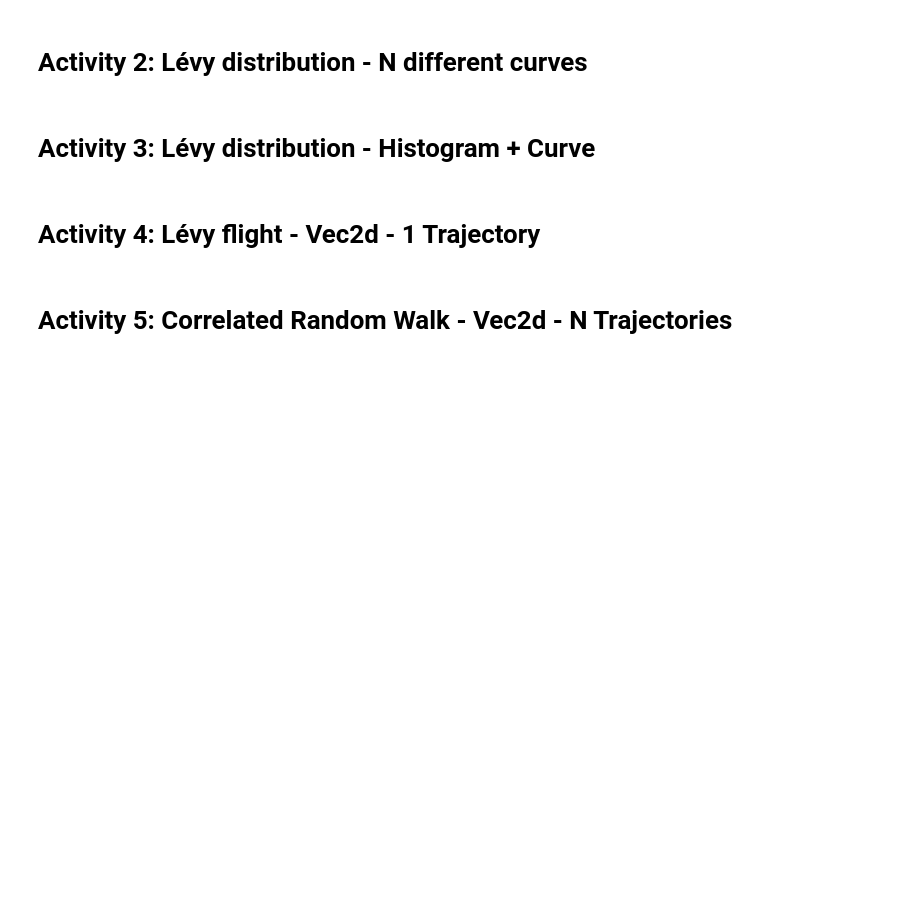
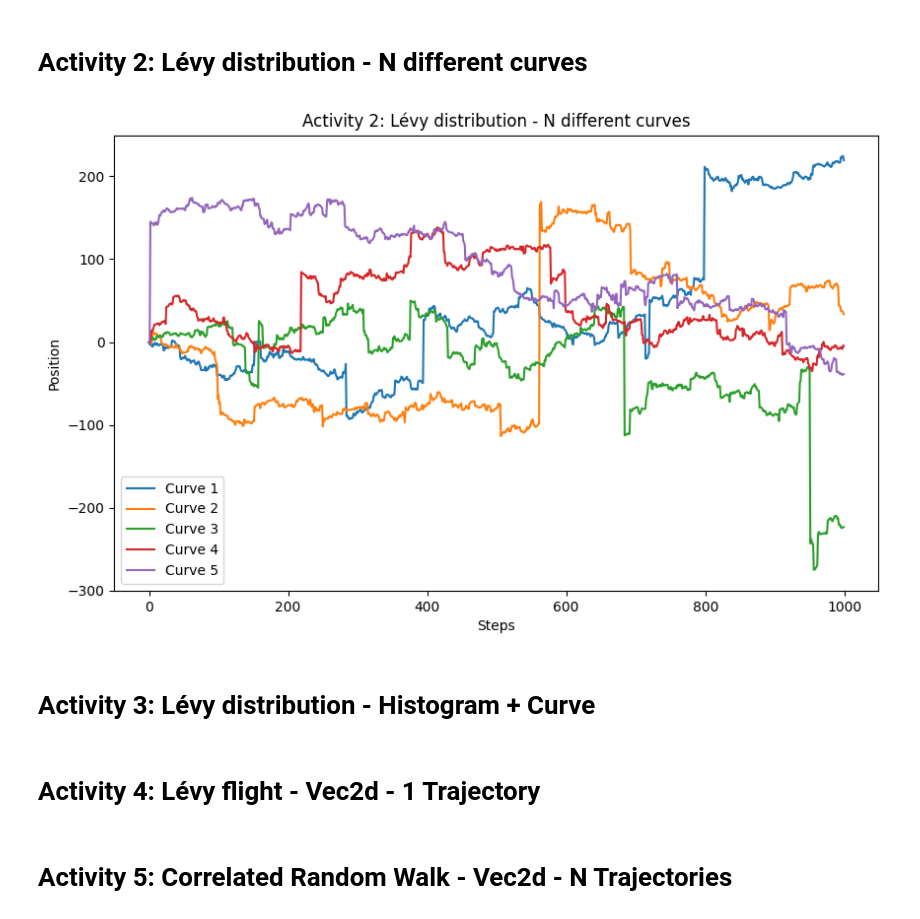
Before and after one commit to sys-ivelazquez/randomWalks, a Jupyter notebook: randomWalks.ipynb, the cells around one changed output. Saved outputs shown, nothing was run; the diff lists cells and outputs as text; code cells hidden in the pictures; blank space fills up the shorter version.

Commit message:
Activity 2: Lévy distribution - N different curves

```diff
--- a/randomWalks.ipynb
+++ b/randomWalks.ipynb
@@ -37,7 +37,26 @@ plt.show()
 # %% [markdown]
 # Activity 2: Lévy distribution - N different curves
 # %%
-# Activity 2 here
+# Number of curves
+n_curves = 5
+
+# Lévy index
+index = 1.5
+
+# Generating Lévy distribution
+plt.figure(figsize = (10, 6))
+for _ in range(n_curves):
+    levy_steps = np.random.standard_t(df = index, size = 1000)
+    plt.plot(np.cumsum(levy_steps), label = f'Curve {_ + 1}')
+
+# Plotting results
+plt.title('Activity 2: Lévy distribution - N different curves')
+plt.xlabel('Steps')
+plt.ylabel('Position')
+plt.legend()
+plt.show()
+# %% [output]
+[figure, added]
 # %% [markdown]
 # Activity 3: Lévy distribution - Histogram + Curve
 # %%
```
Also changed, not shown: parts of 1 cell of this notebook.
